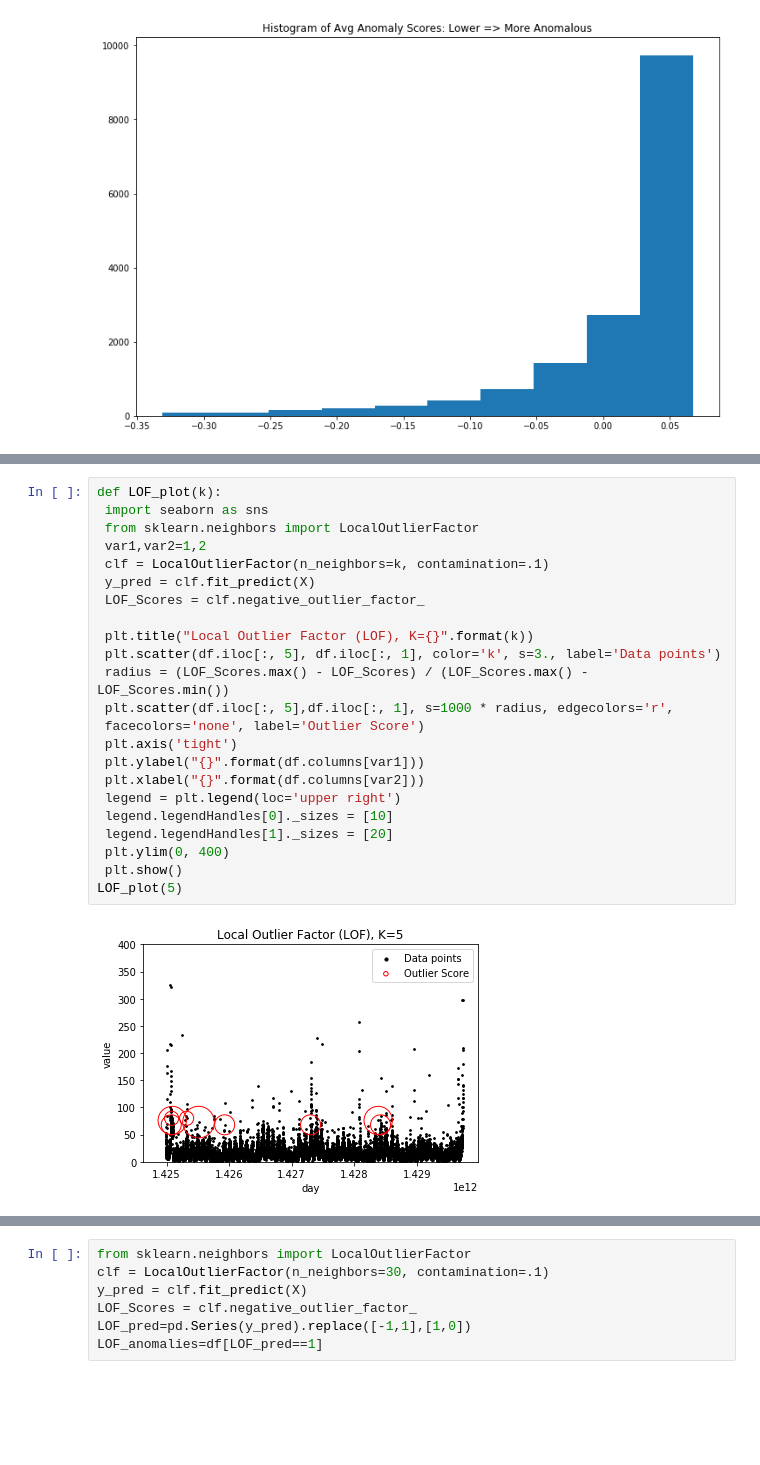
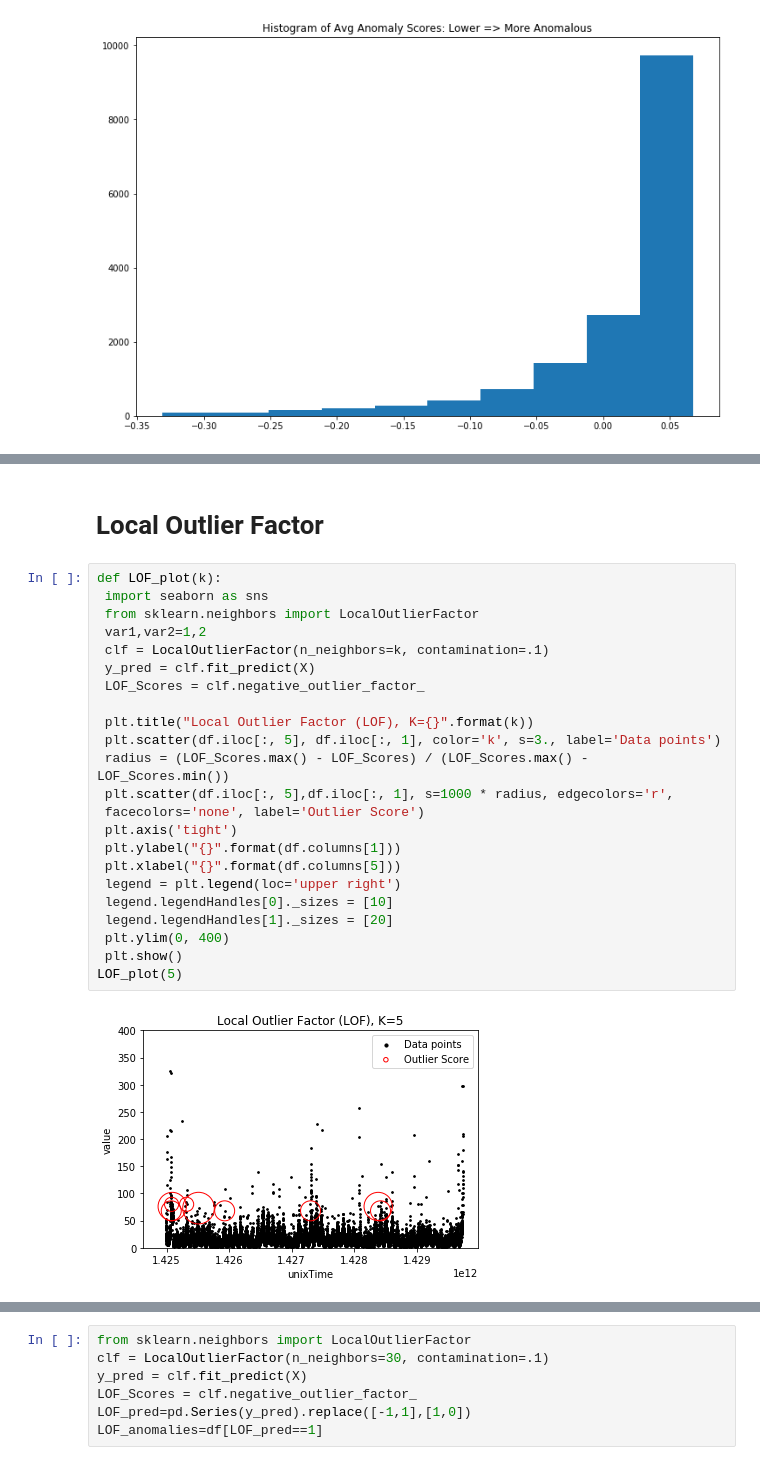
Before and after one commit to sandyr97/DataScience_Project6, a Jupyter notebook: notebooks/DataScience_Project6.ipynb, the cells around one changed output, grey strips where cells are left out. Cells and saved outputs as stored; diff of their text form; blank space fills up the shorter version.

```diff
--- a/notebooks/DataScience_Project6.ipynb
+++ b/notebooks/DataScience_Project6.ipynb
@@ -219,28 +164,30 @@ plt.xlim(1.425e+12, 1.42516e+12)
+# %% [markdown]
+# Local Outlier Factor
 # %%
 def LOF_plot(k):
  import seaborn as sns
  from sklearn.neighbors import LocalOutlierFactor
  var1,var2=1,2
  clf = LocalOutlierFactor(n_neighbors=k, contamination=.1)
  y_pred = clf.fit_predict(X)
  LOF_Scores = clf.negative_outlier_factor_
 
  plt.title("Local Outlier Factor (LOF), K={}".format(k))
  plt.scatter(df.iloc[:, 5], df.iloc[:, 1], color='k', s=3., label='Data points')
  radius = (LOF_Scores.max() - LOF_Scores) / (LOF_Scores.max() - LOF_Scores.min())
  plt.scatter(df.iloc[:, 5],df.iloc[:, 1], s=1000 * radius, edgecolors='r',
  facecolors='none', label='Outlier Score')
  plt.axis('tight')
- plt.ylabel("{}".format(df.columns[var1]))
- plt.xlabel("{}".format(df.columns[var2]))
+ plt.ylabel("{}".format(df.columns[1]))
+ plt.xlabel("{}".format(df.columns[5]))
  legend = plt.legend(loc='upper right')
  legend.legendHandles[0]._sizes = [10]
  legend.legendHandles[1]._sizes = [20]
  plt.ylim(0, 400)
  plt.show()
 LOF_plot(5)
 # %% [output]
-[figure, old version]
+[figure, new version]
 # %%
 LOF_plot(30)
 # %% [output]
```
Also changed, not shown: parts of 27 cells of this notebook, 2 other files.
